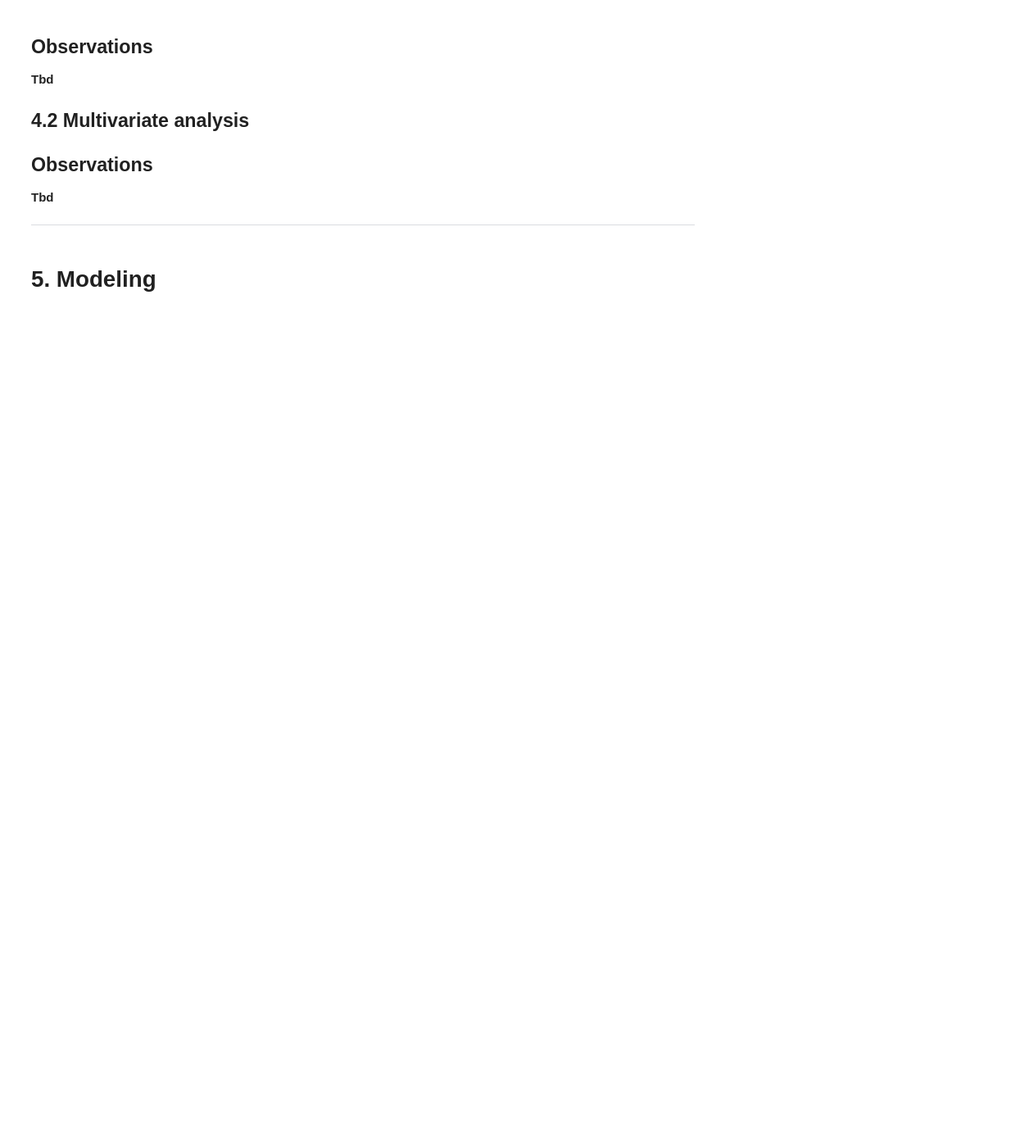
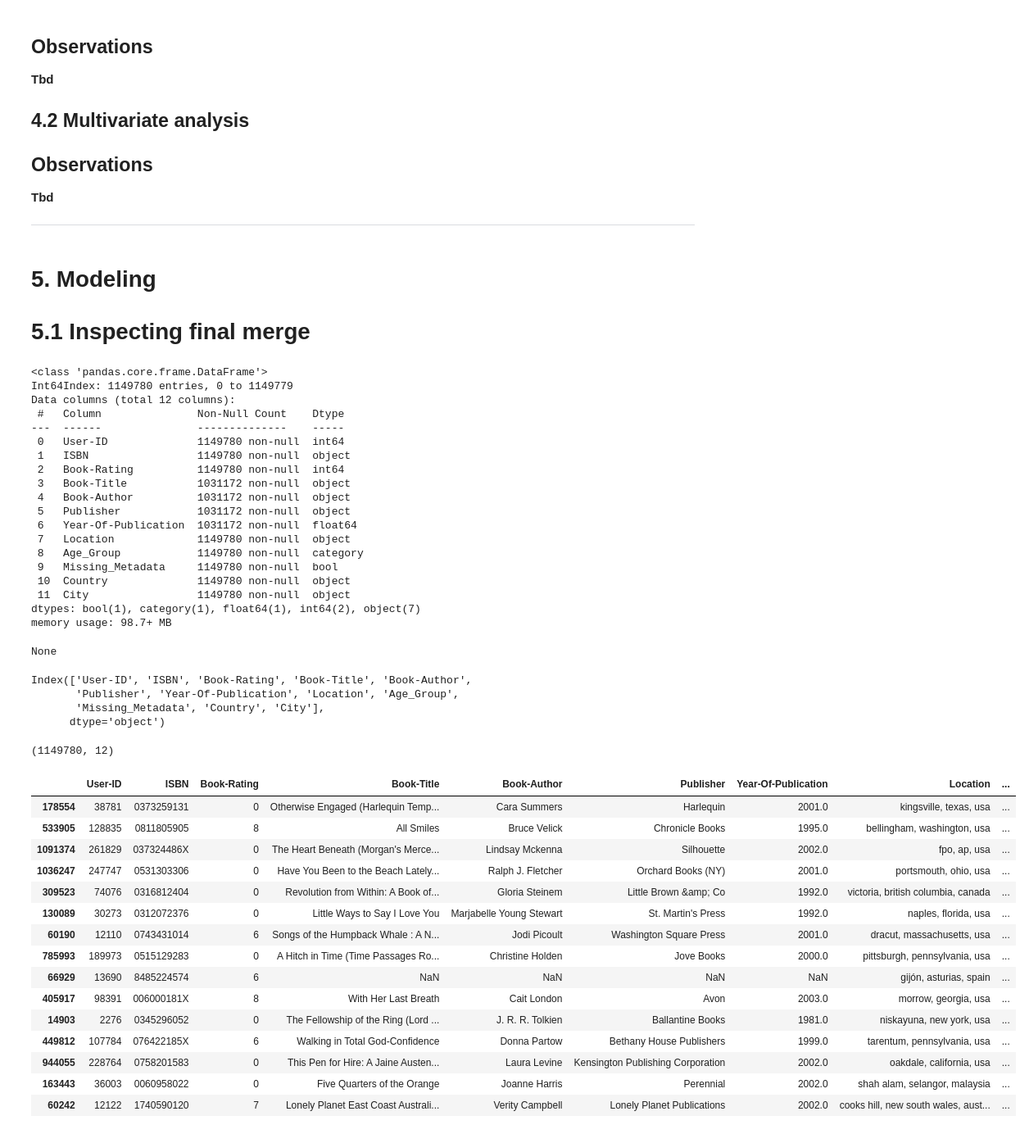
Before and after one commit to ruth-kitasi/Online-Book-Recommender-System, a Jupyter notebook: notebooks/leo.ipynb, the cells around one changed output. Shown at 82% size. Cells and saved outputs as stored; diff of their text form; code cells hidden in the pictures; blank space fills up the shorter version.

```diff
--- a/notebooks/leo.ipynb
+++ b/notebooks/leo.ipynb
@@ -742,3 +742,51 @@ plt.show()
 *****
 # %% [markdown]
 # 5. Modeling
+# 5.1 Inspecting final merge
+# %%
+display(merged_df.info())
+display(merged_df.columns)
+display(merged_df.shape)
+display(merged_df.sample(n=15, random_state=42))
+# %% [output]
+<class 'pandas.core.frame.DataFrame'>
+Int64Index: 1149780 entries, 0 to 1149779
+Data columns (total 12 columns):
+ #   Column               Non-Null Count    Dtype
+---  ------               --------------    -----
+ 0   User-ID              1149780 non-null  int64
+ 1   ISBN                 1149780 non-null  object
+ 2   Book-Rating          1149780 non-null  int64
+ 3   Book-Title           1031172 non-null  object
+ 4   Book-Author          1031172 non-null  object
+ 5   Publisher            1031172 non-null  object
+ 6   Year-Of-Publication  1031172 non-null  float64
+ 7   Location             1149780 non-null  object
+ 8   Age_Group            1149780 non-null  category
+ 9   Missing_Metadata     1149780 non-null  bool
+ 10  Country              1149780 non-null  object
+ 11  City                 1149780 non-null  object
+dtypes: bool(1), category(1), float64(1), int64(2), object(7)
+memory usage: 98.7+ MB
+None
+Index(['User-ID', 'ISBN', 'Book-Rating', 'Book-Title', 'Book-Author',
+       'Publisher', 'Year-Of-Publication', 'Location', 'Age_Group',
+       'Missing_Metadata', 'Country', 'City'],
+      dtype='object')
+(1149780, 12)
+|  | User-ID | ISBN | Book-Rating | Book-Title | Book-Author | Publisher | Year-Of-Publication | Location | ... |
+| 178554 | 38781 | 0373259131 | 0 | Otherwise Engaged (Harlequin Temp... | Cara Summers | Harlequin | 2001.0 | kingsville, texas, usa | ... |
+| 533905 | 128835 | 0811805905 | 8 | All Smiles | Bruce Velick | Chronicle Books | 1995.0 | bellingham, washington, usa | ... |
+| 1091374 | 261829 | 037324486X | 0 | The Heart Beneath (Morgan's Merce... | Lindsay Mckenna | Silhouette | 2002.0 | fpo, ap, usa | ... |
+| 1036247 | 247747 | 0531303306 | 0 | Have You Been to the Beach Lately... | Ralph J. Fletcher | Orchard Books (NY) | 2001.0 | portsmouth, ohio, usa | ... |
+| 309523 | 74076 | 0316812404 | 0 | Revolution from Within: A Book of... | Gloria Steinem | Little Brown &amp; Co | 1992.0 | victoria, british columbia, canada | ... |
+| 130089 | 30273 | 0312072376 | 0 | Little Ways to Say I Love You | Marjabelle Young Stewart | St. Martin's Press | 1992.0 | naples, florida, usa | ... |
+| 60190 | 12110 | 0743431014 | 6 | Songs of the Humpback Whale : A N... | Jodi Picoult | Washington Square Press | 2001.0 | dracut, massachusetts, usa | ... |
+| 785993 | 189973 | 0515129283 | 0 | A Hitch in Time (Time Passages Ro... | Christine Holden | Jove Books | 2000.0 | pittsburgh, pennsylvania, usa | ... |
+| 66929 | 13690 | 8485224574 | 6 | NaN | NaN | NaN | NaN | gijón, asturias, spain | ... |
+| 405917 | 98391 | 006000181X | 8 | With Her Last Breath | Cait London | Avon | 2003.0 | morrow, georgia, usa | ... |
+| 14903 | 2276 | 0345296052 | 0 | The Fellowship of the Ring (Lord ... | J. R. R. Tolkien | Ballantine Books | 1981.0 | niskayuna, new york, usa | ... |
+| 449812 | 107784 | 076422185X | 6 | Walking in Total God-Confidence | Donna Partow | Bethany House Publishers | 1999.0 | tarentum, pennsylvania, usa | ... |
+| 944055 | 228764 | 0758201583 | 0 | This Pen for Hire: A Jaine Austen... | Laura Levine | Kensington Publishing Corporation | 2002.0 | oakdale, california, usa | ... |
+| 163443 | 36003 | 0060958022 | 0 | Five Quarters of the Orange | Joanne Harris | Perennial | 2002.0 | shah alam, selangor, malaysia | ... |
+| 60242 | 12122 | 1740590120 | 7 | Lonely Planet East Coast Australi... | Verity Campbell | Lonely Planet Publications | 2002.0 | cooks hill, new south wales, aust... | ... |
```
Also changed, not shown: parts of 6 cells of this notebook.
